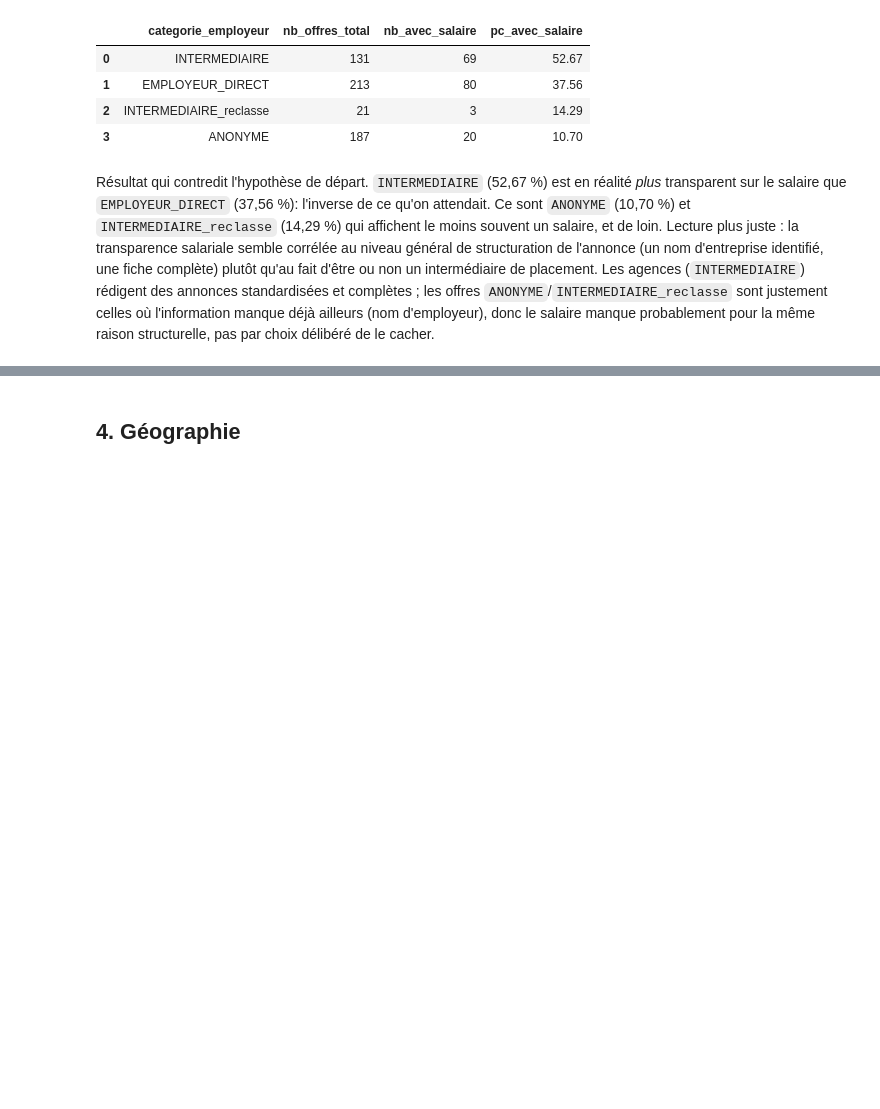
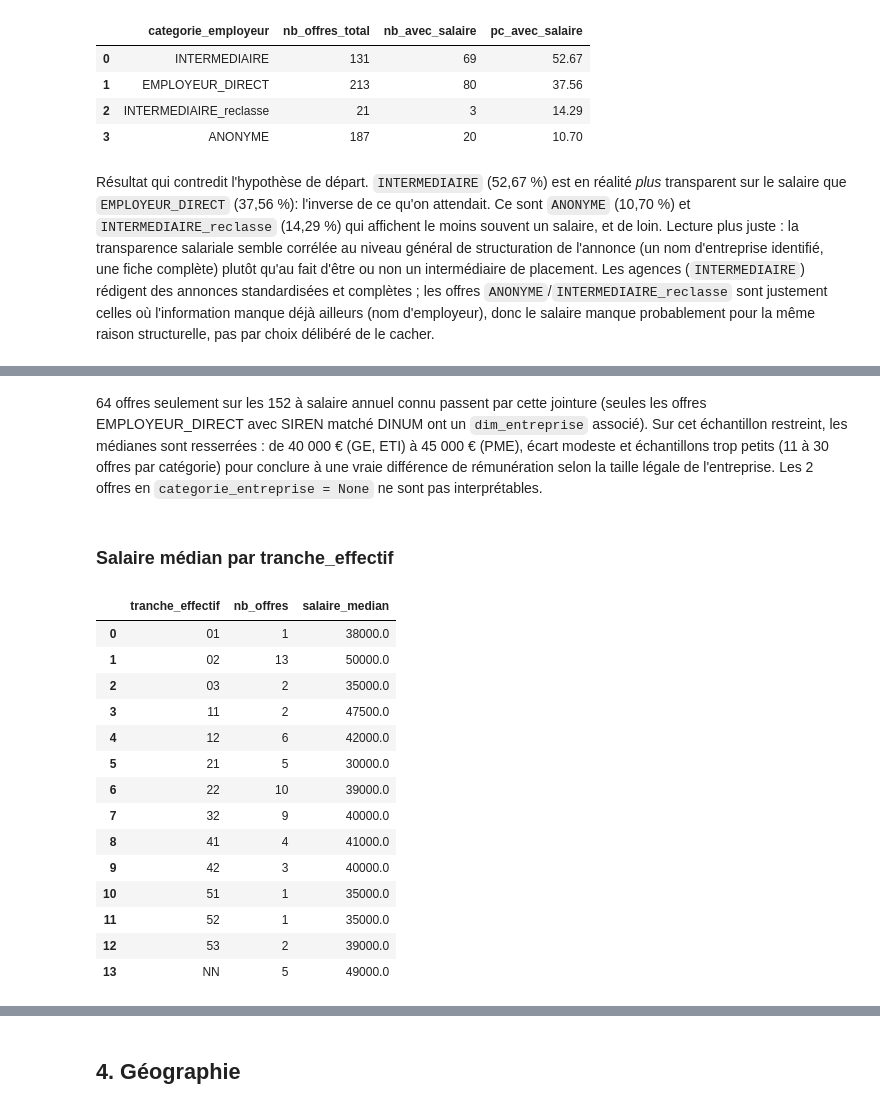
Before and after one commit to ricksan37/france_data_market, a Jupyter notebook: notebooks/01_exploration_marche.ipynb, the cells around one changed output, grey strips where cells are left out. Cells and saved outputs as stored; diff of their text form; code cells hidden in the pictures; blank space fills up the shorter version.

```diff
--- a/notebooks/01_exploration_marche.ipynb
+++ b/notebooks/01_exploration_marche.ipynb
@@ -535,0 +662,38 @@ délibéré de le cacher.
+# %% [markdown]
+64 offres seulement sur les 152 à salaire annuel connu passent par cette
+jointure (seules les offres EMPLOYEUR_DIRECT avec SIREN matché DINUM ont un
+`dim_entreprise` associé). Sur cet échantillon restreint, les médianes sont
+resserrées : de 40 000 € (GE, ETI) à 45 000 € (PME), écart modeste et
+échantillons trop petits (11 à 30 offres par catégorie) pour conclure à une
+vraie différence de rémunération selon la taille légale de l'entreprise.
+Les 2 offres en `categorie_entreprise = None` ne sont pas interprétables.
+# %% [markdown]
+### Salaire médian par tranche_effectif
+# %%
+con.execute("""
+select
+    e.tranche_effectif,
+    count(distinct o.offre_id) as nb_offres,
+    median(o.salaire_min) as salaire_median
+from fct_offre o
+join dim_entreprise e on e.siren = o.siren
+where o.salaire_periode = 'annuel' and o.offre_id != '4933945'
+group by e.tranche_effectif
+order by e.tranche_effectif
+""").df()
+# %% [output]
+|  | tranche_effectif | nb_offres | salaire_median |
+| 0 | 01 | 1 | 38000.0 |
+| 1 | 02 | 13 | 50000.0 |
+| 2 | 03 | 2 | 35000.0 |
+| 3 | 11 | 2 | 47500.0 |
+| 4 | 12 | 6 | 42000.0 |
+| 5 | 21 | 5 | 30000.0 |
+| 6 | 22 | 10 | 39000.0 |
+| 7 | 32 | 9 | 40000.0 |
+| 8 | 41 | 4 | 41000.0 |
+| 9 | 42 | 3 | 40000.0 |
+| 10 | 51 | 1 | 35000.0 |
+| 11 | 52 | 1 | 35000.0 |
+| 12 | 53 | 2 | 39000.0 |
+| 13 | NN | 5 | 49000.0 |
```
Also changed, not shown: parts of 22 cells of this notebook.
